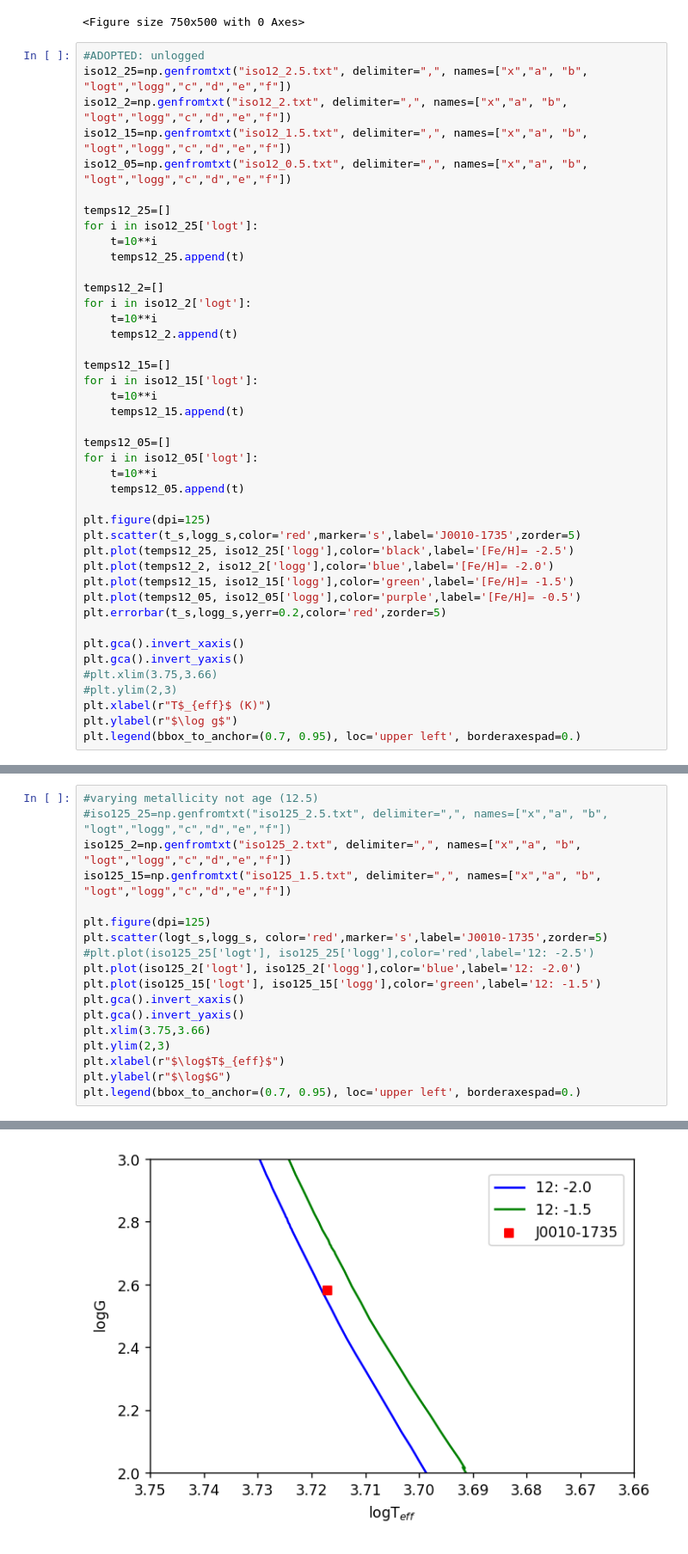
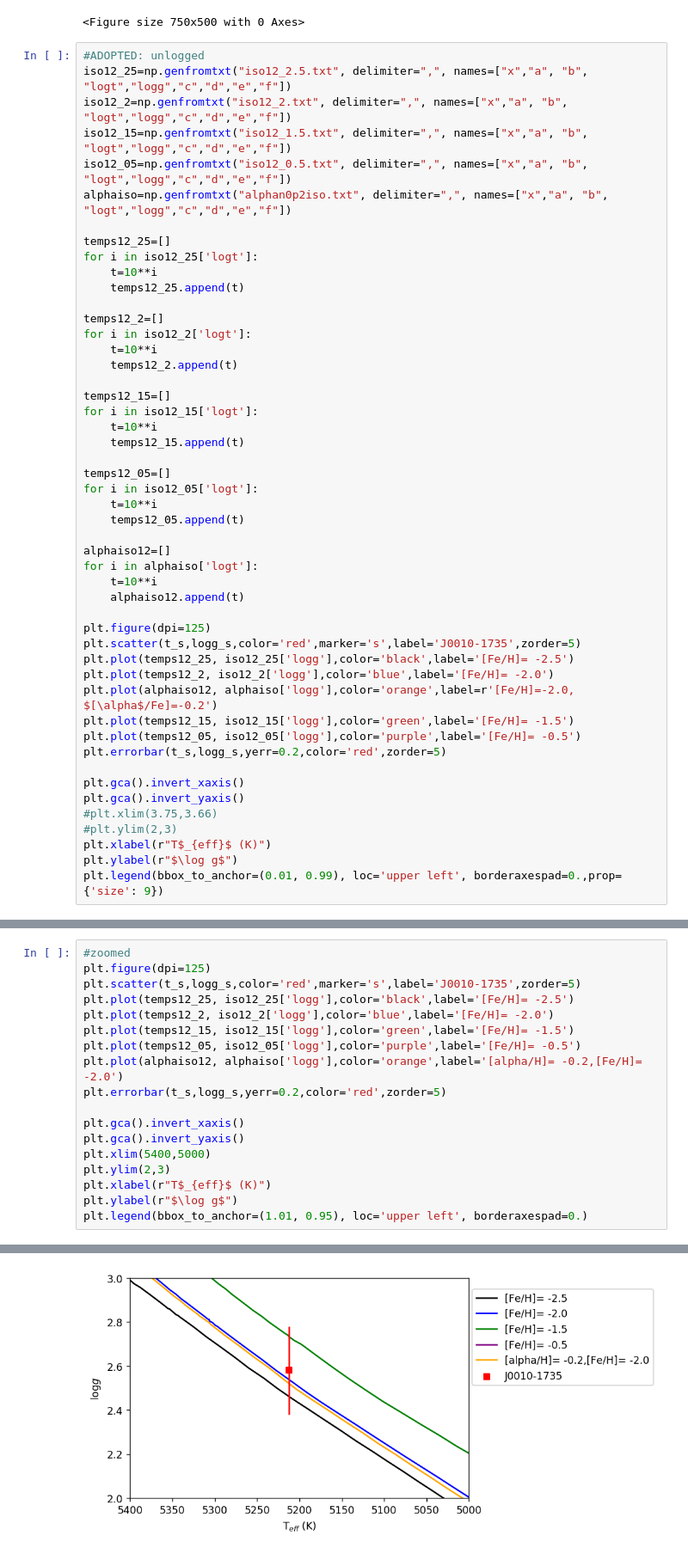
Before and after one commit to zoehackshaw/J0010-1735, a Jupyter notebook: Isochrone.ipynb, the cells around one changed output, grey strips where cells are left out. Shown at 86% size. Drawn from its saved outputs; the diff is of its cells as text.

```diff
--- a/Isochrone.ipynb
+++ b/Isochrone.ipynb
@@ -121,6 +182,7 @@ iso12_25=np.genfromtxt("iso12_2.5.txt", delimiter=",", names=["x","a", "b", "log
 iso12_2=np.genfromtxt("iso12_2.txt", delimiter=",", names=["x","a", "b", "logt","logg","c","d","e","f"])
 iso12_15=np.genfromtxt("iso12_1.5.txt", delimiter=",", names=["x","a", "b", "logt","logg","c","d","e","f"])
 iso12_05=np.genfromtxt("iso12_0.5.txt", delimiter=",", names=["x","a", "b", "logt","logg","c","d","e","f"])
+alphaiso=np.genfromtxt("alphan0p2iso.txt", delimiter=",", names=["x","a", "b", "logt","logg","c","d","e","f"])
 
 temps12_25=[]
 for i in iso12_25['logt']:
@@ -142,10 +204,16 @@ for i in iso12_05['logt']:
     t=10**i
     temps12_05.append(t)
 
+alphaiso12=[]
+for i in alphaiso['logt']:
+    t=10**i
+    alphaiso12.append(t)
+
 plt.figure(dpi=125)
 plt.scatter(t_s,logg_s,color='red',marker='s',label='J0010-1735',zorder=5)
 plt.plot(temps12_25, iso12_25['logg'],color='black',label='[Fe/H]= -2.5')
 plt.plot(temps12_2, iso12_2['logg'],color='blue',label='[Fe/H]= -2.0')
+plt.plot(alphaiso12, alphaiso['logg'],color='orange',label=r'[Fe/H]=-2.0, $[\alpha$/Fe]=-0.2')
 plt.plot(temps12_15, iso12_15['logg'],color='green',label='[Fe/H]= -1.5')
 plt.plot(temps12_05, iso12_05['logg'],color='purple',label='[Fe/H]= -0.5')
 plt.errorbar(t_s,logg_s,yerr=0.2,color='red',zorder=5)
@@ -156,6 +224,6 @@ plt.gca().invert_yaxis()
 #plt.ylim(2,3)
 plt.xlabel(r"T$_{eff}$ (K)")
 plt.ylabel(r"$\log g$")
-plt.legend(bbox_to_anchor=(0.7, 0.95), loc='upper left', borderaxespad=0.)
+plt.legend(bbox_to_anchor=(0.01, 0.99), loc='upper left', borderaxespad=0.,prop={'size': 9})
 # %% [output]
 <matplotlib.legend.Legend at 0x...>
@@ -163,21 +231,21 @@ plt.legend(bbox_to_anchor=(0.7, 0.95), loc='upper left', borderaxespad=0.)
 # %%
-#varying metallicity not age (12.5)
-#iso125_25=np.genfromtxt("iso125_2.5.txt", delimiter=",", names=["x","a", "b", "logt","logg","c","d","e","f"])
-iso125_2=np.genfromtxt("iso125_2.txt", delimiter=",", names=["x","a", "b", "logt","logg","c","d","e","f"])
-iso125_15=np.genfromtxt("iso125_1.5.txt", delimiter=",", names=["x","a", "b", "logt","logg","c","d","e","f"])
+#zoomed
+plt.figure(dpi=125)
+plt.scatter(t_s,logg_s,color='red',marker='s',label='J0010-1735',zorder=5)
+plt.plot(temps12_25, iso12_25['logg'],color='black',label='[Fe/H]= -2.5')
+plt.plot(temps12_2, iso12_2['logg'],color='blue',label='[Fe/H]= -2.0')
+plt.plot(temps12_15, iso12_15['logg'],color='green',label='[Fe/H]= -1.5')
+plt.plot(temps12_05, iso12_05['logg'],color='purple',label='[Fe/H]= -0.5')
+plt.plot(alphaiso12, alphaiso['logg'],color='orange',label='[alpha/H]= -0.2,[Fe/H]= -2.0')
+plt.errorbar(t_s,logg_s,yerr=0.2,color='red',zorder=5)
 
-plt.figure(dpi=125)
-plt.scatter(logt_s,logg_s, color='red',marker='s',label='J0010-1735',zorder=5)
-#plt.plot(iso125_25['logt'], iso125_25['logg'],color='red',label='12: -2.5')
-plt.plot(iso125_2['logt'], iso125_2['logg'],color='blue',label='12: -2.0')
-plt.plot(iso125_15['logt'], iso125_15['logg'],color='green',label='12: -1.5')
 plt.gca().invert_xaxis()
 plt.gca().invert_yaxis()
-plt.xlim(3.75,3.66)
+plt.xlim(5400,5000)
 plt.ylim(2,3)
-plt.xlabel(r"$\log$T$_{eff}$")
-plt.ylabel(r"$\log$G")
-plt.legend(bbox_to_anchor=(0.7, 0.95), loc='upper left', borderaxespad=0.)
+plt.xlabel(r"T$_{eff}$ (K)")
+plt.ylabel(r"$\log g$")
+plt.legend(bbox_to_anchor=(1.01, 0.95), loc='upper left', borderaxespad=0.)
 # %% [output]
 <matplotlib.legend.Legend at 0x...>
-[figure, old version]
+[figure, new version]
```
Also changed, not shown: parts of 5 cells of this notebook, 2 other files.
